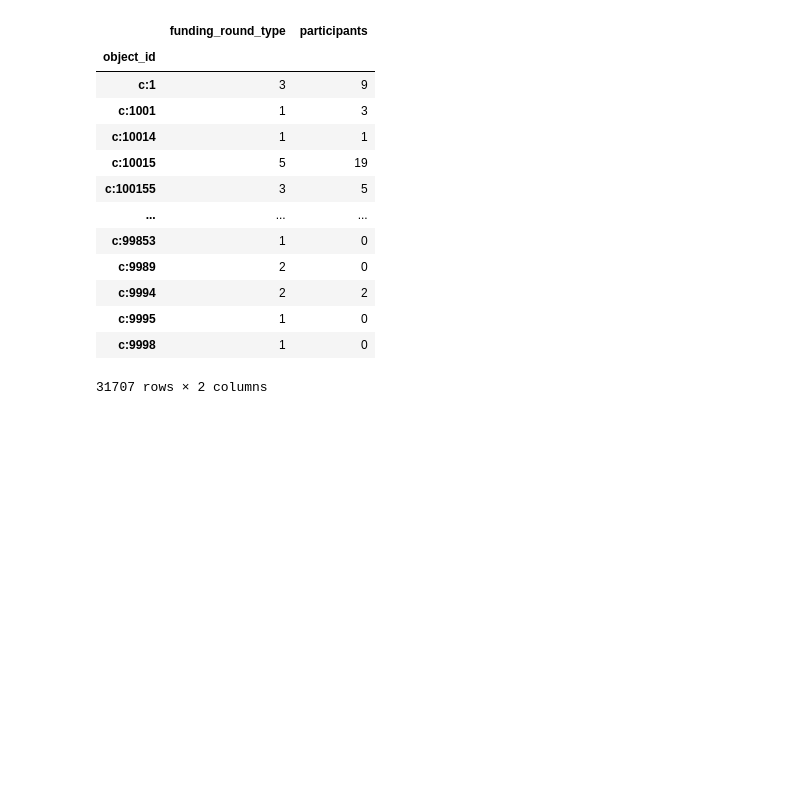
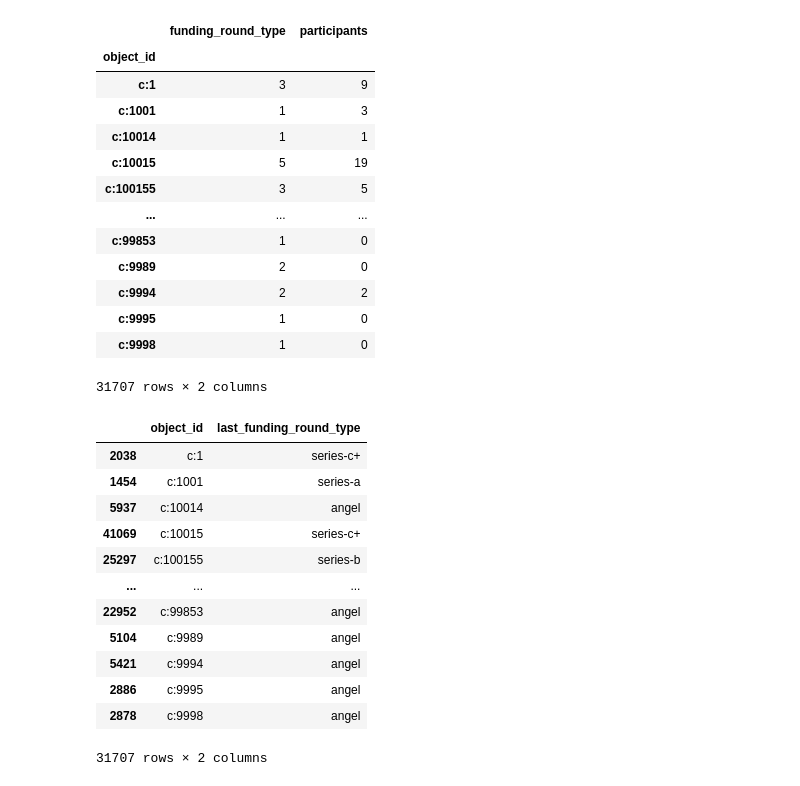
Before and after one commit to PaulIsenberg/FWIP_Venture, a Jupyter notebook: funding_rounds_preprocessing.ipynb, the cells around one changed output. Drawn from its saved outputs; the diff is of its cells as text; code cells hidden in the pictures; blank space fills up the shorter version.

```diff
--- a/funding_rounds_preprocessing.ipynb
+++ b/funding_rounds_preprocessing.ipynb
@@ -222,3 +223,21 @@ funds_sorted.groupby(['object_id']).agg({'funding_round_type':'count', 'particip
 | c:9995 | 1 | 0 |
 | c:9998 | 1 | 0 |
 31707 rows × 2 columns
+# %%
+last_funding_clean = last_funding[['object_id','funding_round_type']]
+last_funding_clean = last_funding_clean.rename(columns={"funding_round_type":"last_funding_round_type"})
+last_funding_clean
+# %% [output]
+|  | object_id | last_funding_round_type |
+| 2038 | c:1 | series-c+ |
+| 1454 | c:1001 | series-a |
+| 5937 | c:10014 | angel |
+| 41069 | c:10015 | series-c+ |
+| 25297 | c:100155 | series-b |
+| ... | ... | ... |
+| 22952 | c:99853 | angel |
+| 5104 | c:9989 | angel |
+| 5421 | c:9994 | angel |
+| 2886 | c:9995 | angel |
+| 2878 | c:9998 | angel |
+31707 rows × 2 columns
```
Also changed, not shown: parts of 3 cells of this notebook.
